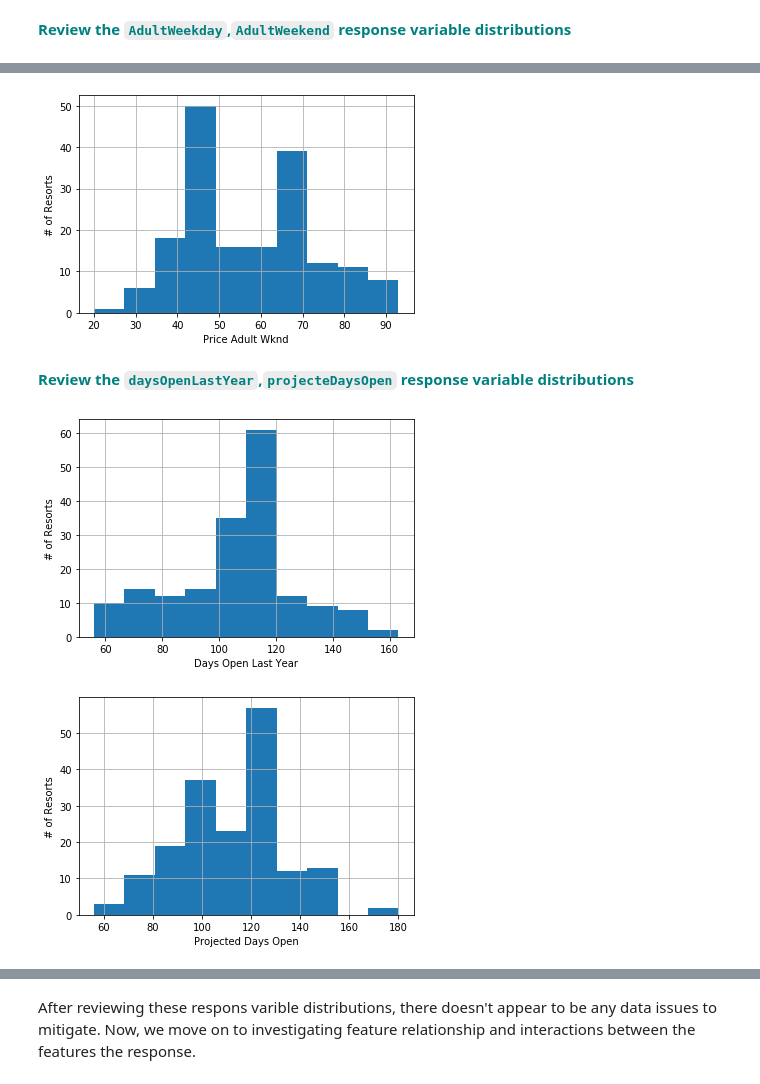
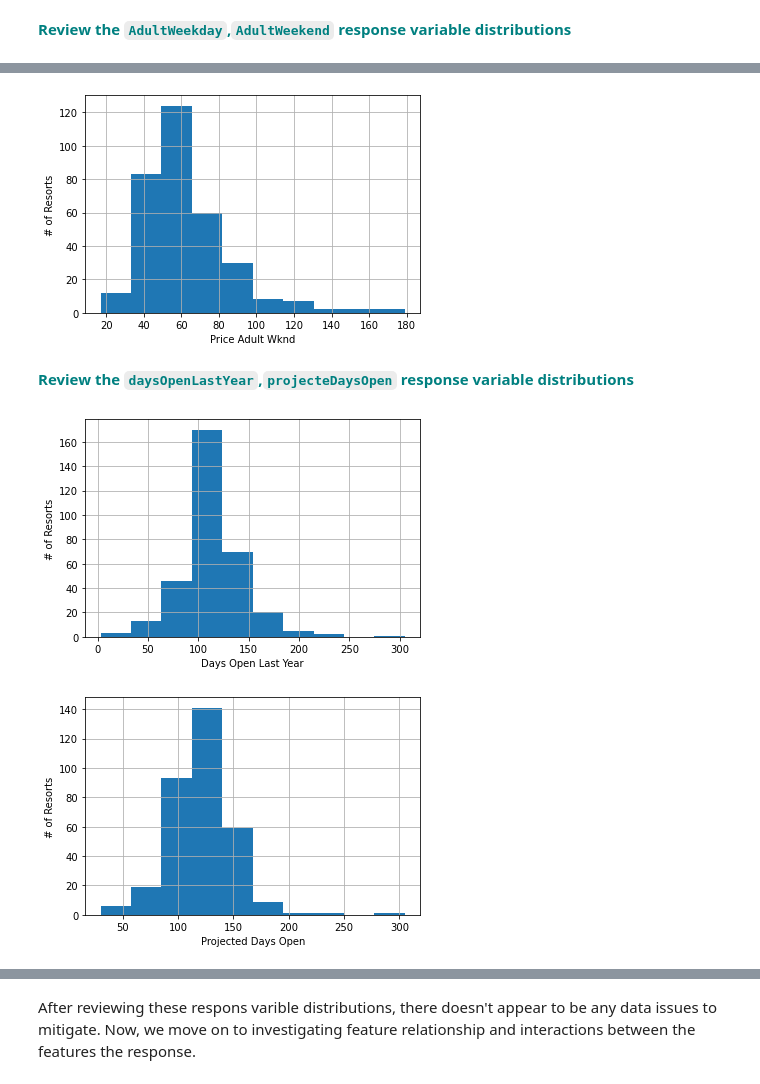
Before and after one commit to rjmalka/Guided-Capstone, a Jupyter notebook: GuidedCapstoneStep3HL.ipynb, the cells around one changed output, grey strips where cells are left out. Drawn from its saved outputs; the diff is of its cells as text; code cells hidden in the pictures.

```diff
--- a/GuidedCapstoneStep3HL.ipynb
+++ b/GuidedCapstoneStep3HL.ipynb
@@ -271,26 +271,26 @@ Hint: Recall from your statistics prework that a common definition of an outlier
 # Let's get the Interquartile range, or IQR. This is equal to Q3 - Q1.
 # First, let's use the quantile() method to get the first quartile, and store it in a variable called Q1.
 # We'll want to plug 0.25 into the quantile method.
-Q1 = ski_new.quantile(0.25)
+#Q1 = ski_new.quantile(0.25)
 
 # Now get Q3 and store in a variable called Q3.
 
-Q3 = ski_new.quantile(0.75)
+#Q3 = ski_new.quantile(0.75)
 
 # Now calculate the IQR, storing it in a variable called IQR.
 
-IQR = Q3 - Q1
+#IQR = Q3 - Q1
 
 # Make a variable called `dfno`, and assign it the value: df[~((df < (Q1 - 1.5 * IQR)) |(df> (Q3 + 1.5 * IQR))).any(axis=1)].
 # This filters on our existing dataframe, picking out just those observations that are NOT outliers.
 
-dfno = ski_new[~((ski_new < (Q1 - 1.5 * IQR)) | (ski_new > (Q3 + 1.5 * IQR))).any(axis=1)]
+#dfno = ski_new[~((ski_new < (Q1 - 1.5 * IQR)) | (ski_new > (Q3 + 1.5 * IQR))).any(axis=1)]
     #articulate this in front of someone.
     #.any() = Return whether any element is True, potentially over an axis.
     # | = or, ~ = not
 
 # We now want to make a boxplot of this new dataframe dfno.
-ski_box = dfno.boxplot(grid=False, vert=False,fontsize=15, figsize=(12,15))
+#ski_box = dfno.boxplot(grid=False, vert=False,fontsize=15, figsize=(12,15))
 
 
 #this boxplot is also really unhelpful. I can't make the specific variables out b/c of elev vars. How to fix this?
@@ -341,21 +345,35 @@ plt.show()
 # %%
 # Do the same but with the AdultWeekend column
-
+'''
 dfno['AdultWeekend'].hist()
 plt.xlabel('Price Adult Wknd')
 plt.ylabel('# of Resorts')
 plt.show()
+    '''
+
+ski_new['AdultWeekend'].hist()
+plt.xlabel('Price Adult Wknd')
+plt.ylabel('# of Resorts')
+plt.show()
 # %% [output]
-[figure, old version]
+[figure, new version]
 # %% [markdown]
 <font color='teal'>**Review the `daysOpenLastYear`,`projecteDaysOpen` response variable distributions**</font>
 # %%
 # Do the same as above! You got this :)
 
+'''
 dfno['daysOpenLastYear'].hist()
 plt.xlabel('Days Open Last Year')
 plt.ylabel('# of Resorts')
 plt.show()
+    '''
+
+ski_new['daysOpenLastYear'].hist()
+plt.xlabel('Days Open Last Year')
+plt.ylabel('# of Resorts')
+plt.show()
+
 #ax1 = fig.add_subplot(211)
 #ax1.set_ylabel('# of Resorts')
 #ax1.set_xlabel('Days Open Last Year')
@@ -366,9 +384,17 @@ plt.show()
 
 #clearer here -- number of days open in x, number of occurrences across resorts in y.
 # %% [output]
-[figure, old version]
+[figure, new version]
 # %%
+
+'''
 dfno['projectedDaysOpen'].hist()
+plt.xlabel('Projected Days Open')
+plt.ylabel('# of Resorts')
+plt.show()
+    '''
+
+ski_new['projectedDaysOpen'].hist()
 plt.xlabel('Projected Days Open')
 plt.ylabel('# of Resorts')
 plt.show()
@@ -380,5 +406,5 @@ plt.show()
 #How exactly do we know there aren't any data issues to mitigate, looking at this plot? What are the grounds
     #to know that?
 # %% [output]
-[figure, old version]
+[figure, new version]
 # %%
```
Also changed, not shown: parts of 21 cells of this notebook, 1 other file.
